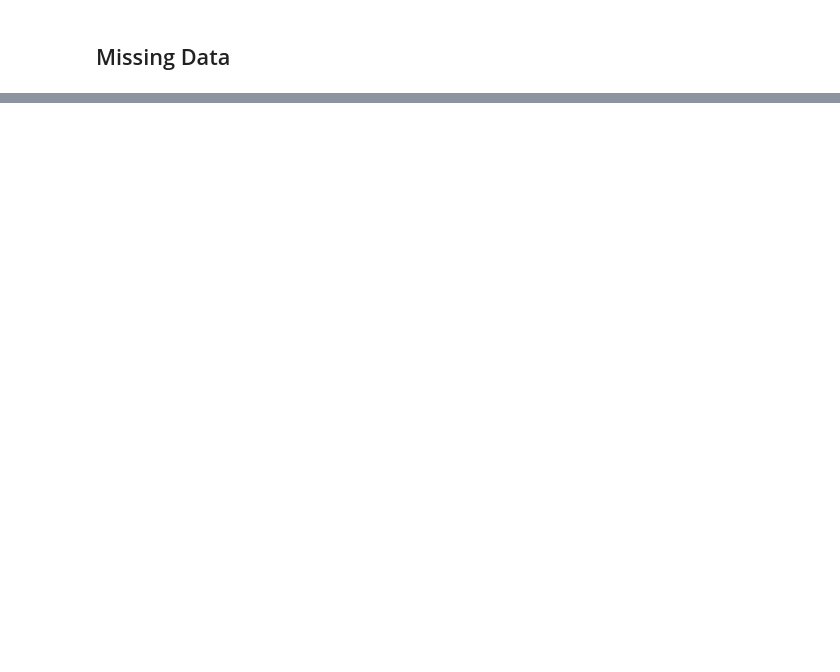
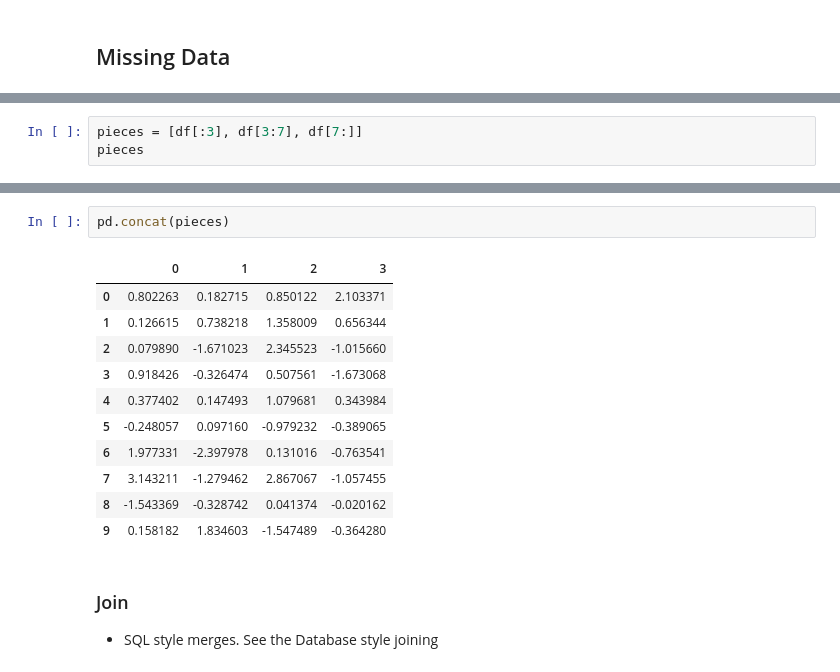
Before and after one commit to byungjun0689/DataScience, a Jupyter notebook: Python/Python Basic/Chapter 12. 10 Minutes to Pandas.ipynb, the cells around one changed output, grey strips where cells are left out. Cells and saved outputs as stored; diff of their text form; blank space fills up the shorter version.

```diff
--- a/Python/Python Basic/Chapter 12. 10 Minutes to Pandas.ipynb
+++ b/Python/Python Basic/Chapter 12. 10 Minutes to Pandas.ipynb
@@ -347,0 +545,3 @@ df1
+# %%
+pieces = [df[:3], df[3:7], df[7:]]
+pieces
@@ -347,0 +562,17 @@ df1
+# %%
+pd.concat(pieces)
+# %% [output]
+|  | 0 | 1 | 2 | 3 |
+| 0 | 0.802263 | 0.182715 | 0.850122 | 2.103371 |
+| 1 | 0.126615 | 0.738218 | 1.358009 | 0.656344 |
+| 2 | 0.079890 | -1.671023 | 2.345523 | -1.015660 |
+| 3 | 0.918426 | -0.326474 | 0.507561 | -1.673068 |
+| 4 | 0.377402 | 0.147493 | 1.079681 | 0.343984 |
+| 5 | -0.248057 | 0.097160 | -0.979232 | -0.389065 |
+| 6 | 1.977331 | -2.397978 | 0.131016 | -0.763541 |
+| 7 | 3.143211 | -1.279462 | 2.867067 | -1.057455 |
+| 8 | -1.543369 | -0.328742 | 0.041374 | -0.020162 |
+| 9 | 0.158182 | 1.834603 | -1.547489 | -0.364280 |
+# %% [markdown]
+### Join
+ - SQL style merges. See the Database style joining
```
Also changed, not shown: parts of 64 cells of this notebook, 5 other files.
